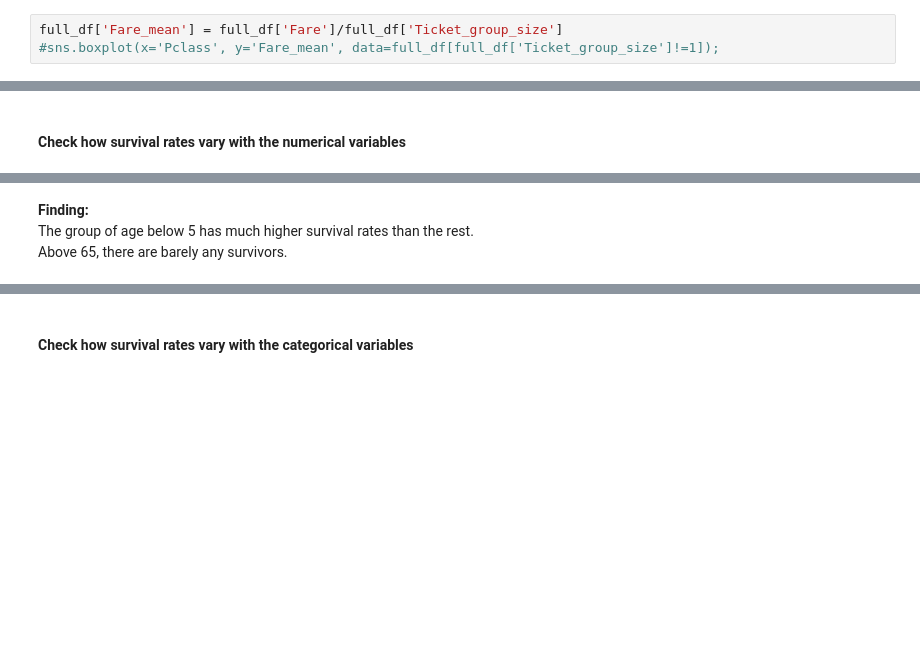
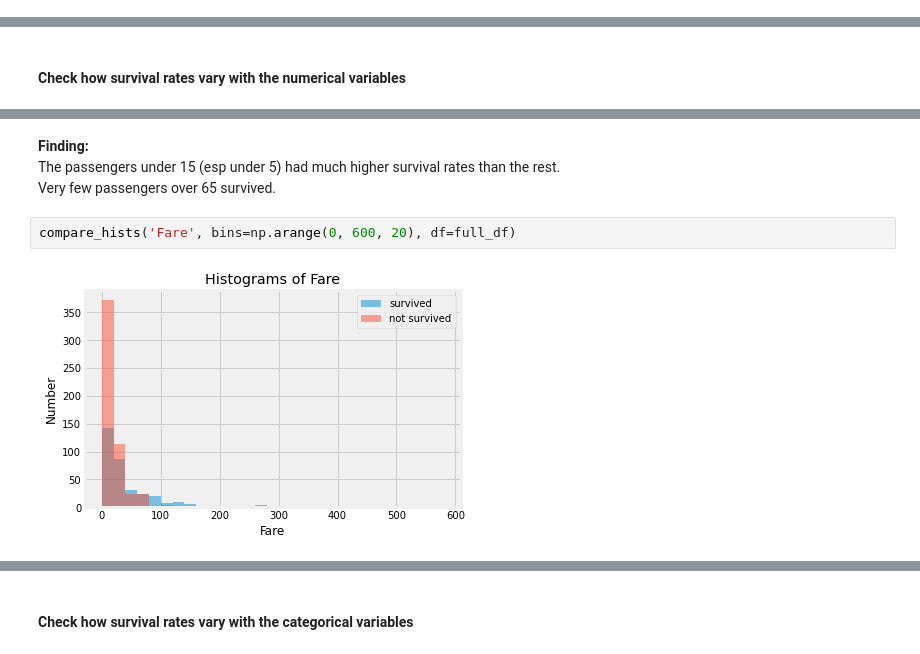
Before and after one commit to Brendalish/titanic, a Jupyter notebook: EDA of Combined Datasets.ipynb, the cells around one changed output, grey strips where cells are left out. Saved outputs shown, nothing was run; the diff lists cells and outputs as text; blank space fills up the shorter version.

```diff
--- a/EDA of Combined Datasets.ipynb
+++ b/EDA of Combined Datasets.ipynb
@@ -659,3 +420,0 @@ infant_tickets = infants_df.Ticket.tolist()
-# %%
-full_df['Fare_mean'] = full_df['Fare']/full_df['Ticket_group_size']
-#sns.boxplot(x='Pclass', y='Fare_mean', data=full_df[full_df['Ticket_group_size']!=1]);
@@ -708,4 +460,8 @@ compare_hists('Age', bins=np.arange(0, 90, 5))
 # %% [markdown]
 **Finding:**
-The group of age below 5 has much higher survival rates than the rest.
-Above 65, there are barely any survivors.
+The passengers under 15 (esp under 5) had much higher survival rates than the rest.
+Very few passengers over 65 survived.
+# %%
+compare_hists('Fare', bins=np.arange(0, 600, 20), df=full_df)
+# %% [output]
+[figure, added]
```
Also changed, not shown: parts of 107 cells of this notebook.
